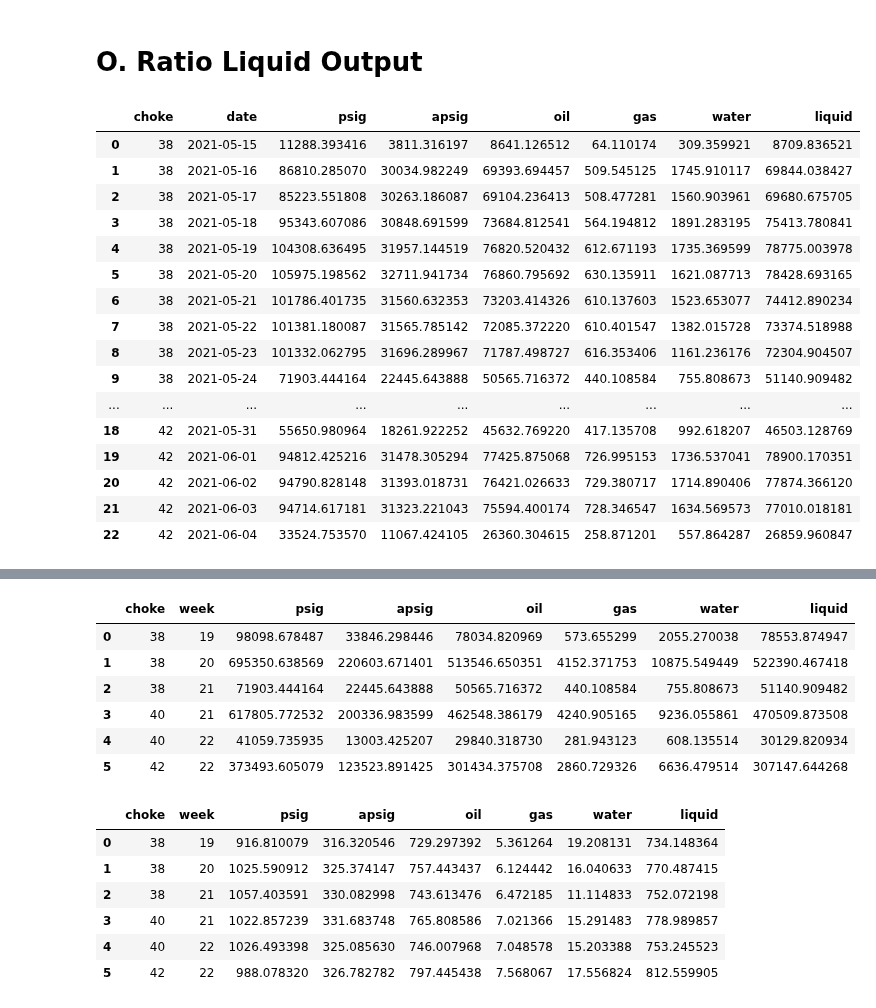
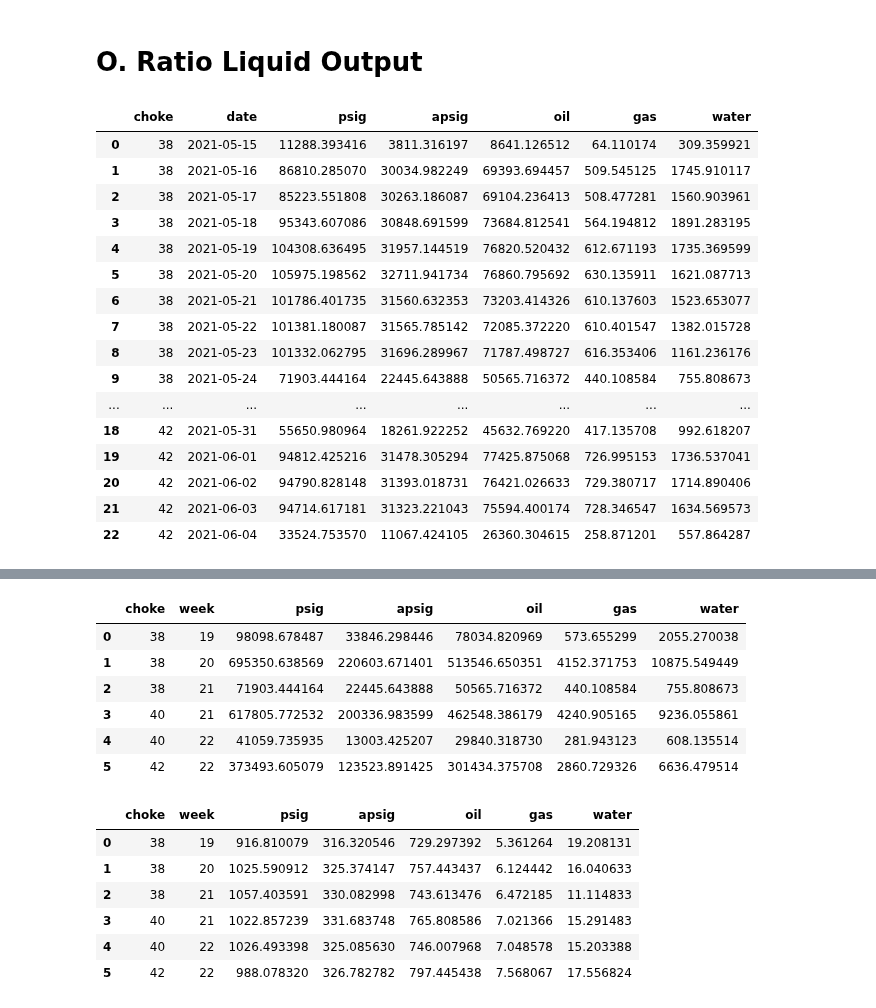
Before and after one commit to Dzyfhuba/lstm-prototype, a Jupyter notebook: lstm-months.ipynb, the cells around one changed output, grey strips where cells are left out. Cells and saved outputs as stored; diff of their text form; code cells hidden in the pictures.

```diff
--- a/lstm-months.ipynb
+++ b/lstm-months.ipynb
@@ -876,50 +876,56 @@ fig.show()
 # %%
 predictions_all_date = predictions_all.copy()
 predictions_all_date['date'] = predictions_all_date['datetime'].dt.date
 predictions_all_date['week'] = predictions_all_date['datetime'].dt.isocalendar().week
 predictions_all_date['month'] = predictions_all_date['datetime'].dt.month
 
 # SUM
-predictions_all_date_grouped_sum = predictions_all_date.drop(['week', 'month'], axis=1).groupby(['choke', 'date']).sum(numeric_only=True).reset_index()
+predictions_all_date_grouped_sum = predictions_all_date.drop(['week', 'month', 'liquid'], axis=1).groupby(['choke', 'date']).sum(numeric_only=True).reset_index()
+# predictions_all_date_grouped_sum['liquid']
 predictions_all_date_grouped_sum.to_csv('predictions_all_date_grouped_sum.csv', index=False)
 
-predictions_all_week_grouped_sum = predictions_all_date.drop(['date', 'month'], axis=1).groupby(['choke', 'week']).sum(numeric_only=True).reset_index()
+predictions_all_week_grouped_sum = predictions_all_date.drop(['date', 'month', 'liquid'], axis=1).groupby(['choke', 'week']).sum(numeric_only=True).reset_index()
+# predictions_all_week_grouped_sum['liquid']
 predictions_all_week_grouped_sum.to_csv('predictions_all_week_grouped_sum.csv', index=False)
 
-predictions_all_month_grouped_sum = predictions_all_date.drop(['week', 'date'], axis=1).groupby(['choke', 'month']).sum(numeric_only=True).reset_index()
+predictions_all_month_grouped_sum = predictions_all_date.drop(['week', 'date', 'liquid'], axis=1).groupby(['choke', 'month']).sum(numeric_only=True).reset_index()
+# predictions_all_month_grouped_sum['liquid']
 predictions_all_month_grouped_sum.to_csv('predictions_all_month_grouped_sum.csv', index=False)
 
 # MEAN
-predictions_all_date_grouped_mean = predictions_all_date.drop(['week', 'month'], axis=1).groupby(['choke', 'date']).mean(numeric_only=True).reset_index()
+predictions_all_date_grouped_mean = predictions_all_date.drop(['week', 'month', 'liquid'], axis=1).groupby(['choke', 'date']).mean(numeric_only=True).reset_index()
+# predictions_all_date_grouped_mean['liquid']
 predictions_all_date_grouped_mean.to_csv('predictions_all_date_grouped_mean.csv', index=False)
 
-predictions_all_week_grouped_mean = predictions_all_date.drop(['date', 'month'], axis=1).groupby(['choke', 'week']).mean(numeric_only=True).reset_index()
+predictions_all_week_grouped_mean = predictions_all_date.drop(['date', 'month', 'liquid'], axis=1).groupby(['choke', 'week']).mean(numeric_only=True).reset_index()
+# predictions_all_week_grouped_mean['liquid']
 predictions_all_week_grouped_mean.to_csv('predictions_all_week_grouped_mean.csv', index=False)
 
-predictions_all_month_grouped_mean = predictions_all_date.drop(['week', 'date'], axis=1).groupby(['choke', 'month']).mean(numeric_only=True).reset_index()
+predictions_all_month_grouped_mean = predictions_all_date.drop(['week', 'date', 'liquid'], axis=1).groupby(['choke', 'month']).mean(numeric_only=True).reset_index()
+# predictions_all_month_grouped_mean['liquid']
 predictions_all_month_grouped_mean.to_csv('predictions_all_month_grouped_mean.csv', index=False)
 
 display(predictions_all_date_grouped_sum)
 display(predictions_all_date_grouped_mean)
 display(predictions_all_week_grouped_sum)
 display(predictions_all_week_grouped_mean)
 display(predictions_all_month_grouped_sum)
 display(predictions_all_month_grouped_mean)
 # %% [output]
-|  | choke | date | psig | apsig | oil | gas | water | liquid |
-| 0 | 38 | 2021-05-15 | 11288.393416 | 3811.316197 | 8641.126512 | 64.110174 | 309.359921 | 8709.836521 |
-| 1 | 38 | 2021-05-16 | 86810.285070 | 30034.982249 | 69393.694457 | 509.545125 | 1745.910117 | 69844.038427 |
-| 2 | 38 | 2021-05-17 | 85223.551808 | 30263.186087 | 69104.236413 | 508.477281 | 1560.903961 | 69680.675705 |
-| 3 | 38 | 2021-05-18 | 95343.607086 | 30848.691599 | 73684.812541 | 564.194812 | 1891.283195 | 75413.780841 |
-| 4 | 38 | 2021-05-19 | 104308.636495 | 31957.144519 | 76820.520432 | 612.671193 | 1735.369599 | 78775.003978 |
-| 5 | 38 | 2021-05-20 | 105975.198562 | 32711.941734 | 76860.795692 | 630.135911 | 1621.087713 | 78428.693165 |
-| 6 | 38 | 2021-05-21 | 101786.401735 | 31560.632353 | 73203.414326 | 610.137603 | 1523.653077 | 74412.890234 |
-| 7 | 38 | 2021-05-22 | 101381.180087 | 31565.785142 | 72085.372220 | 610.401547 | 1382.015728 | 73374.518988 |
-| 8 | 38 | 2021-05-23 | 101332.062795 | 31696.289967 | 71787.498727 | 616.353406 | 1161.236176 | 72304.904507 |
-| 9 | 38 | 2021-05-24 | 71903.444164 | 22445.643888 | 50565.716372 | 440.108584 | 755.808673 | 51140.909482 |
-| ... | ... | ... | ... | ... | ... | ... | ... | ... |
-| 18 | 42 | 2021-05-31 | 55650.980964 | 18261.922252 | 45632.769220 | 417.135708 | 992.618207 | 46503.128769 |
-| 19 | 42 | 2021-06-01 | 94812.425216 | 31478.305294 | 77425.875068 | 726.995153 | 1736.537041 | 78900.170351 |
-| 20 | 42 | 2021-06-02 | 94790.828148 | 31393.018731 | 76421.026633 | 729.380717 | 1714.890406 | 77874.366120 |
-| 21 | 42 | 2021-06-03 | 94714.617181 | 31323.221043 | 75594.400174 | 728.346547 | 1634.569573 | 77010.018181 |
-| 22 | 42 | 2021-06-04 | 33524.753570 | 11067.424105 | 26360.304615 | 258.871201 | 557.864287 | 26859.960847 |
+|  | choke | date | psig | apsig | oil | gas | water |
+| 0 | 38 | 2021-05-15 | 11288.393416 | 3811.316197 | 8641.126512 | 64.110174 | 309.359921 |
+| 1 | 38 | 2021-05-16 | 86810.285070 | 30034.982249 | 69393.694457 | 509.545125 | 1745.910117 |
+| 2 | 38 | 2021-05-17 | 85223.551808 | 30263.186087 | 69104.236413 | 508.477281 | 1560.903961 |
+| 3 | 38 | 2021-05-18 | 95343.607086 | 30848.691599 | 73684.812541 | 564.194812 | 1891.283195 |
+| 4 | 38 | 2021-05-19 | 104308.636495 | 31957.144519 | 76820.520432 | 612.671193 | 1735.369599 |
+| 5 | 38 | 2021-05-20 | 105975.198562 | 32711.941734 | 76860.795692 | 630.135911 | 1621.087713 |
+| 6 | 38 | 2021-05-21 | 101786.401735 | 31560.632353 | 73203.414326 | 610.137603 | 1523.653077 |
+| 7 | 38 | 2021-05-22 | 101381.180087 | 31565.785142 | 72085.372220 | 610.401547 | 1382.015728 |
+| 8 | 38 | 2021-05-23 | 101332.062795 | 31696.289967 | 71787.498727 | 616.353406 | 1161.236176 |
+| 9 | 38 | 2021-05-24 | 71903.444164 | 22445.643888 | 50565.716372 | 440.108584 | 755.808673 |
+| ... | ... | ... | ... | ... | ... | ... | ... |
+| 18 | 42 | 2021-05-31 | 55650.980964 | 18261.922252 | 45632.769220 | 417.135708 | 992.618207 |
+| 19 | 42 | 2021-06-01 | 94812.425216 | 31478.305294 | 77425.875068 | 726.995153 | 1736.537041 |
+| 20 | 42 | 2021-06-02 | 94790.828148 | 31393.018731 | 76421.026633 | 729.380717 | 1714.890406 |
+| 21 | 42 | 2021-06-03 | 94714.617181 | 31323.221043 | 75594.400174 | 728.346547 | 1634.569573 |
+| 22 | 42 | 2021-06-04 | 33524.753570 | 11067.424105 | 26360.304615 | 258.871201 | 557.864287 |
@@ -943,14 +949,14 @@ display(predictions_all_month_grouped_mean)
-|  | choke | week | psig | apsig | oil | gas | water | liquid |
-| 0 | 38 | 19 | 98098.678487 | 33846.298446 | 78034.820969 | 573.655299 | 2055.270038 | 78553.874947 |
-| 1 | 38 | 20 | 695350.638569 | 220603.671401 | 513546.650351 | 4152.371753 | 10875.549449 | 522390.467418 |
-| 2 | 38 | 21 | 71903.444164 | 22445.643888 | 50565.716372 | 440.108584 | 755.808673 | 51140.909482 |
-| 3 | 40 | 21 | 617805.772532 | 200336.983599 | 462548.386179 | 4240.905165 | 9236.055861 | 470509.873508 |
-| 4 | 40 | 22 | 41059.735935 | 13003.425207 | 29840.318730 | 281.943123 | 608.135514 | 30129.820934 |
-| 5 | 42 | 22 | 373493.605079 | 123523.891425 | 301434.375708 | 2860.729326 | 6636.479514 | 307147.644268 |
+|  | choke | week | psig | apsig | oil | gas | water |
+| 0 | 38 | 19 | 98098.678487 | 33846.298446 | 78034.820969 | 573.655299 | 2055.270038 |
+| 1 | 38 | 20 | 695350.638569 | 220603.671401 | 513546.650351 | 4152.371753 | 10875.549449 |
+| 2 | 38 | 21 | 71903.444164 | 22445.643888 | 50565.716372 | 440.108584 | 755.808673 |
+| 3 | 40 | 21 | 617805.772532 | 200336.983599 | 462548.386179 | 4240.905165 | 9236.055861 |
+| 4 | 40 | 22 | 41059.735935 | 13003.425207 | 29840.318730 | 281.943123 | 608.135514 |
+| 5 | 42 | 22 | 373493.605079 | 123523.891425 | 301434.375708 | 2860.729326 | 6636.479514 |
-|  | choke | week | psig | apsig | oil | gas | water | liquid |
-| 0 | 38 | 19 | 916.810079 | 316.320546 | 729.297392 | 5.361264 | 19.208131 | 734.148364 |
-| 1 | 38 | 20 | 1025.590912 | 325.374147 | 757.443437 | 6.124442 | 16.040633 | 770.487415 |
-| 2 | 38 | 21 | 1057.403591 | 330.082998 | 743.613476 | 6.472185 | 11.114833 | 752.072198 |
-| 3 | 40 | 21 | 1022.857239 | 331.683748 | 765.808586 | 7.021366 | 15.291483 | 778.989857 |
-| 4 | 40 | 22 | 1026.493398 | 325.085630 | 746.007968 | 7.048578 | 15.203388 | 753.245523 |
-| 5 | 42 | 22 | 988.078320 | 326.782782 | 797.445438 | 7.568067 | 17.556824 | 812.559905 |
+|  | choke | week | psig | apsig | oil | gas | water |
+| 0 | 38 | 19 | 916.810079 | 316.320546 | 729.297392 | 5.361264 | 19.208131 |
+| 1 | 38 | 20 | 1025.590912 | 325.374147 | 757.443437 | 6.124442 | 16.040633 |
+| 2 | 38 | 21 | 1057.403591 | 330.082998 | 743.613476 | 6.472185 | 11.114833 |
+| 3 | 40 | 21 | 1022.857239 | 331.683748 | 765.808586 | 7.021366 | 15.291483 |
+| 4 | 40 | 22 | 1026.493398 | 325.085630 | 746.007968 | 7.048578 | 15.203388 |
+| 5 | 42 | 22 | 988.078320 | 326.782782 | 797.445438 | 7.568067 | 17.556824 |
```
Also changed, not shown: parts of 1 cell of this notebook, 12 other files.
